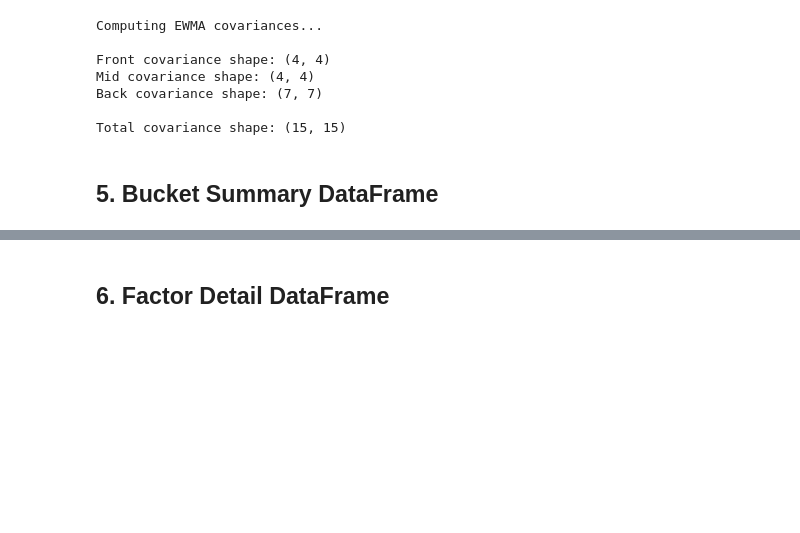
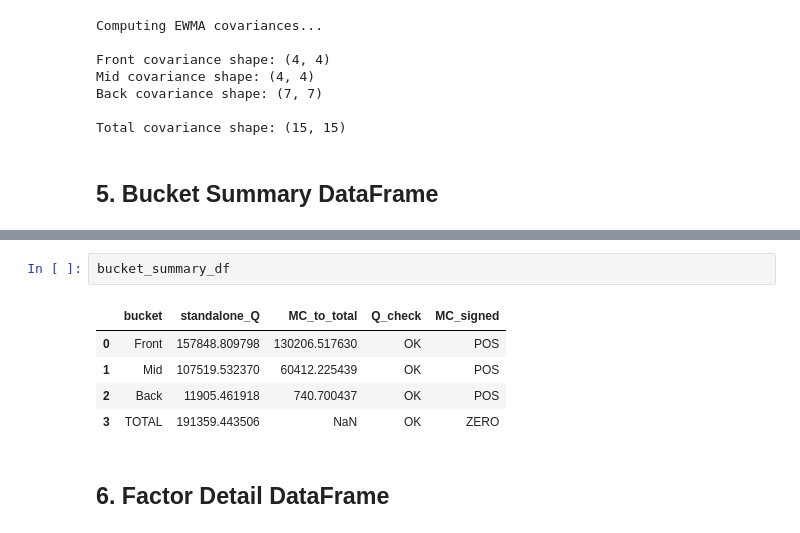
Before and after one commit to rbaddour02/risk_engine, a Jupyter notebook: q_risk_report.ipynb, the cells around one changed output, grey strips where cells are left out. Saved outputs shown, nothing was run; the diff lists cells and outputs as text; blank space fills up the shorter version.

Commit message:
portfolio risk and gives us risk based on pos summary

```diff
--- a/q_risk_report.ipynb
+++ b/q_risk_report.ipynb
@@ -326,6 +376,14 @@ Note: MC_signed shows whether the bucket contributes positively (POS) or negativ
       A negative MC indicates the bucket provides diversification/hedging benefits to the overall portfolio.
 
 ✓ Sanity checks passed
+# %%
+bucket_summary_df
+# %% [output]
+|  | bucket | standalone_Q | MC_to_total | Q_check | MC_signed |
+| 0 | Front | 157848.809798 | 130206.517630 | OK | POS |
+| 1 | Mid | 107519.532370 | 60412.225439 | OK | POS |
+| 2 | Back | 11905.461918 | 740.700437 | OK | POS |
+| 3 | TOTAL | 191359.443506 | NaN | OK | ZERO |
 # %% [markdown]
 ## 6. Factor Detail DataFrame
 # %%
```
Also changed, not shown: parts of 9 cells of this notebook, 24 other files.
